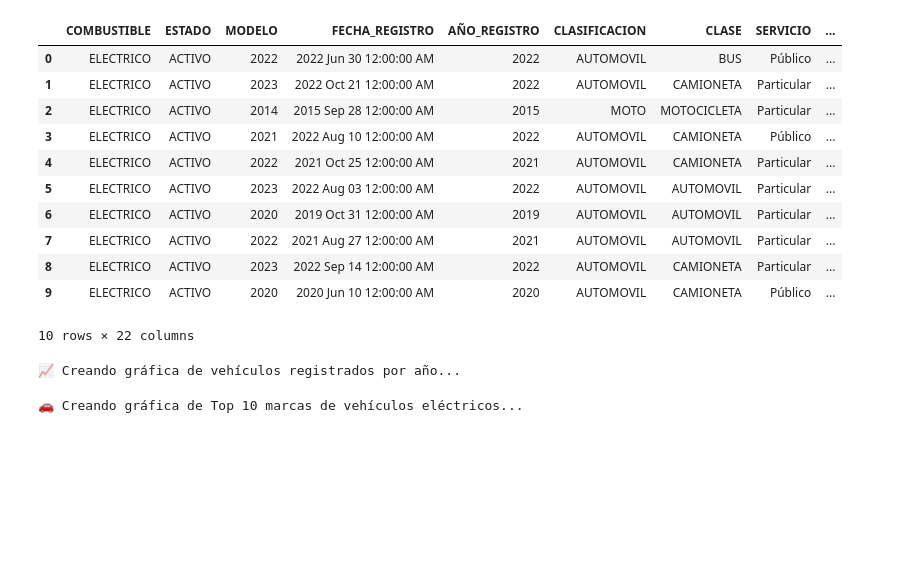
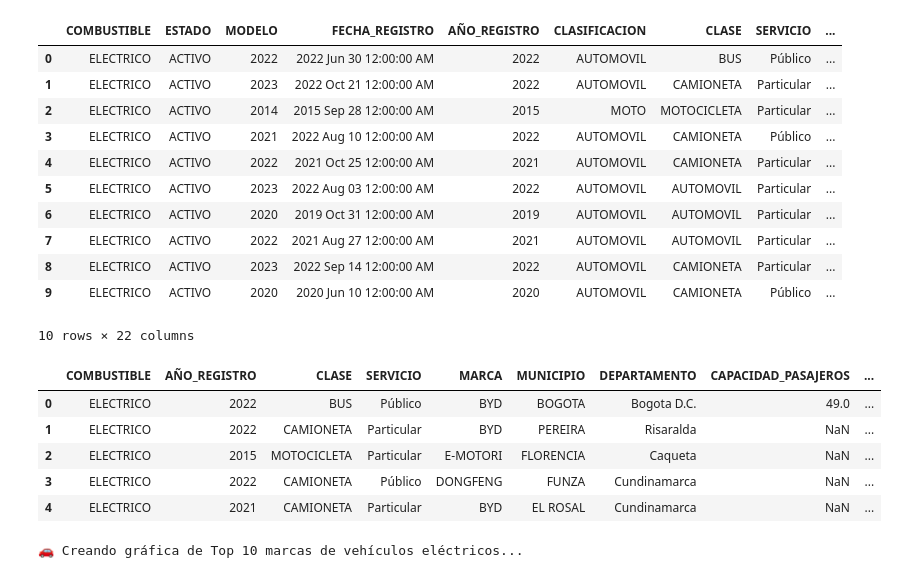
Before and after one commit to kelvinocampo/GRUPO-2-BOOTCAMP-ANALISIS-DE-DATOS, a Jupyter notebook: proyecto.ipynb, the cells around one changed output. Saved outputs shown, nothing was run; the diff lists cells and outputs as text; code cells hidden in the pictures; blank space fills up the shorter version.

```diff
--- a/proyecto.ipynb
+++ b/proyecto.ipynb
@@ -115,50 +115,64 @@ df.head(10)
 # %%
 # ---------------------------
 # Limpieza de columnas numéricas
 # ---------------------------
 # Asegurar que algunas columnas sean numéricas
 cols_numericas = ["AÑO_REGISTRO", "CAPACIDAD_PASAJEROS", "POTENCIA"]
 for col in cols_numericas:
     if col in df.columns:
         df[col] = pd.to_numeric(df[col], errors="coerce")
 
-df = df.drop(columns=["COMBUSTIBLE", "ESTADO", "MODELO", "FECHA_REGISTRO", "CLASIFICACION", "LINEA", "CARROCERIA", "CILINDRAJE", "MODALIDAD", "ORGANISMO_TRANSITO", "CAPACIDAD_CARGA", "CAPACIDAD_PASAJEROS", "PESO", "EJES"])
+df = df.drop(columns=["ESTADO", "MODELO", "FECHA_REGISTRO", "CLASIFICACION", "LINEA", "CARROCERIA", "CILINDRAJE", "MODALIDAD", "ORGANISMO_TRANSITO", "CAPACIDAD_CARGA", "PESO", "EJES"])
+df.head()
+# %% [output]
+|  | COMBUSTIBLE | AÑO_REGISTRO | CLASE | SERVICIO | MARCA | MUNICIPIO | DEPARTAMENTO | CAPACIDAD_PASAJEROS | ... |
+| 0 | ELECTRICO | 2022 | BUS | Público | BYD | BOGOTA | Bogota D.C. | 49.0 | ... |
+| 1 | ELECTRICO | 2022 | CAMIONETA | Particular | BYD | PEREIRA | Risaralda | NaN | ... |
+| 2 | ELECTRICO | 2015 | MOTOCICLETA | Particular | E-MOTORI | FLORENCIA | Caqueta | NaN | ... |
+| 3 | ELECTRICO | 2022 | CAMIONETA | Público | DONGFENG | FUNZA | Cundinamarca | NaN | ... |
+| 4 | ELECTRICO | 2021 | CAMIONETA | Particular | BYD | EL ROSAL | Cundinamarca | NaN | ... |
 # %%
-# 📈 Gráfica dinámica: Evolución de vehículos eléctricos registrados por año
 import plotly.express as px
 
+# Filtrar los datos para clasificar por los dos grupos de combustible
 if df is not None and not df.empty:
-    # Agrupar por año y ordenar cronológicamente
-    conteo_anual = (
-        df["AÑO_REGISTRO"]
-        .value_counts()
-        .reset_index()
-    )
-    conteo_anual.columns = ["Año", "Cantidad"]
-    conteo_anual = conteo_anual.sort_values("Año")  # ✅ Corrección clave
+    # Filtramos los datos para obtener solo vehículos eléctricos y los de otro combustible
+    df_electricos = df[df['COMBUSTIBLE'] == 'ELECTRICO']
+    df_otros = df[df['COMBUSTIBLE'] != 'ELECTRICO']
 
-    print("📈 Creando gráfica de vehículos registrados por año...")
+    # Contar vehículos eléctricos por año
+    conteo_electricos = df_electricos['AÑO_REGISTRO'].value_counts().reset_index()
+    conteo_electricos.columns = ['Año', 'Cantidad']
+    conteo_electricos = conteo_electricos.sort_values('Año')
 
-    # Crear gráfico dinámico
-    fig_vehiculos_anual = px.line(
-        conteo_anual,
-        x="Año",
-        y="Cantidad",
-        text="Cantidad",  # ✅ Mostrar valores encima de los puntos
-        markers=True,
-        title="📈 Evolución de Vehículos Eléctricos Registrados por Año",
-        labels={"Año": "Año de registro", "Cantidad": "Cantidad de vehículos"},
+    # Contar vehículos de otros combustibles por año
+    conteo_otros = df_otros['AÑO_REGISTRO'].value_counts().reset_index()
+    conteo_otros.columns = ['Año', 'Cantidad']
+    conteo_otros = conteo_otros.sort_values('Año')
+
+    # Unir ambos DataFrames para tener una única visualización
+    conteo_completo = pd.merge(conteo_electricos, conteo_otros, on='Año', how='outer', suffixes=('_Electrico', '_Hibridos'))
+    conteo_completo.fillna(0, inplace=True)  # Rellenar valores nulos con 0
+
+    # Crear gráfico dinámico con dos líneas, una para eléctricos y otra para Hibridos
+    fig_completo = px.line(
+        conteo_completo,
+        x='Año',
+        y=['Cantidad_Electrico', 'Cantidad_Hibridos'],
+        labels={'Año': 'Año de registro', 'value': 'Cantidad de vehículos', 'variable': 'Tipo de Combustible'},
+        title='📈 Evolución de Vehículos por Tipo de Combustible (Eléctricos vs Hibridos)'
     )
 
     # Personalización de estilo
-    fig_vehiculos_anual.update_traces(
-        line=dict(color="royalblue", width=3),
-        marker=dict(size=9, line=dict(color="black", width=1)),
-        textposition="top center"
+    fig_completo.update_traces(
+        mode='lines+markers',  # Mostrar líneas con puntos
+        line=dict(width=3),
+        marker=dict(size=9, line=dict(color='black', width=1)),
+        textposition='top center'
     )
 
     # Ajustes visuales
-    fig_vehiculos_anual.update_layout(
+    fig_completo.update_layout(
         height=500,
         xaxis_tickangle=-45,
         plot_bgcolor="white",
@@ -166,12 +180,10 @@ if df is not None and not df.empty:
         yaxis=dict(showgrid=True, gridcolor="lightgray"),
     )
 
-    fig_vehiculos_anual.show()
+    fig_completo.show()
 
 else:
-    print("❌ No hay datos disponibles para crear la gráfica de vehículos por año")
+    print("❌ No hay datos disponibles para crear la gráfica de vehículos por tipo de combustible")
-# %% [output]
-📈 Creando gráfica de vehículos registrados por año...
 # %%
 # 🚗 Gráfica dinámica: Top 10 marcas de vehículos eléctricos
 import plotly.express as px
```
Also changed, not shown: parts of 5 cells of this notebook, 1 other file.
